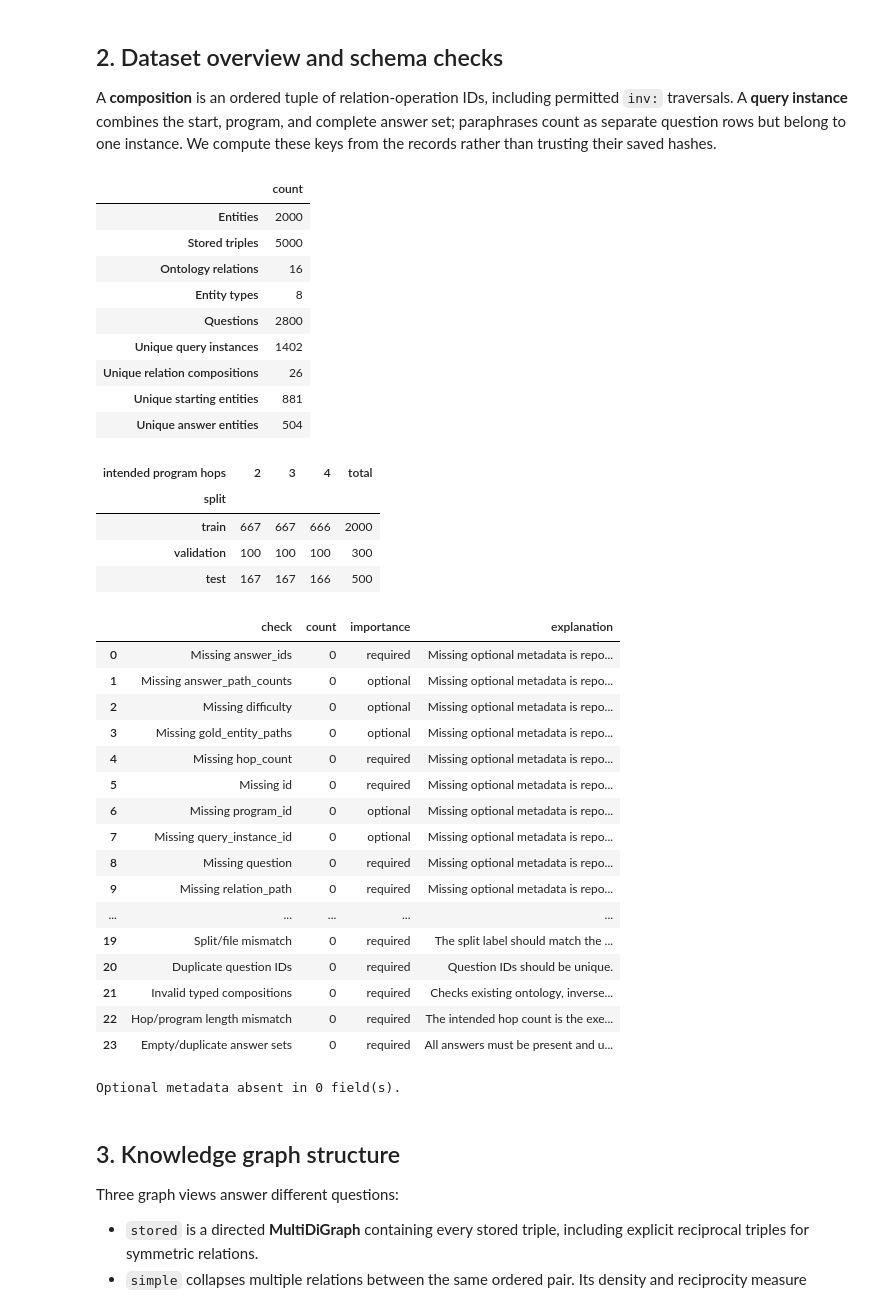
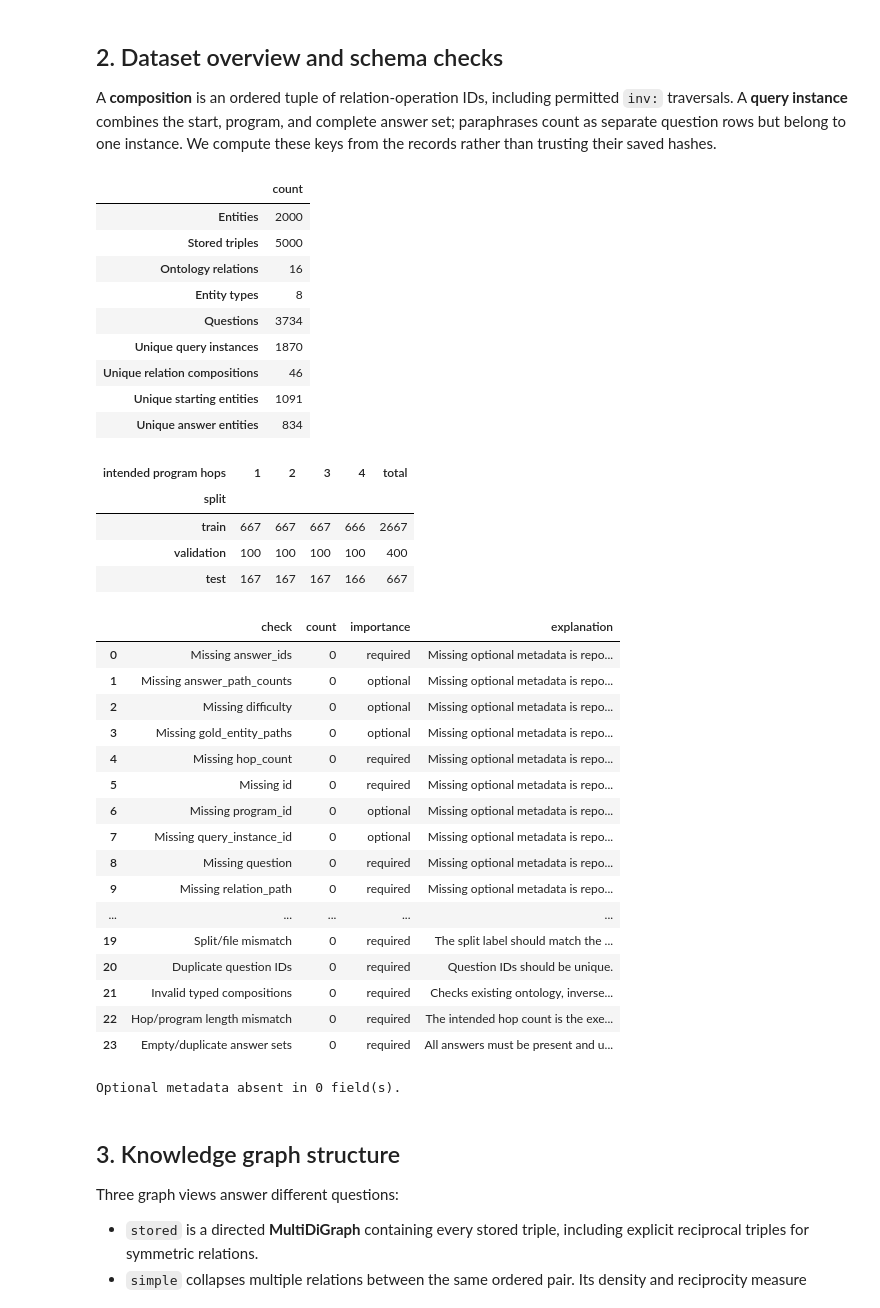
Before and after one commit to AlirezaAK2000/kg-navigation-rlvr, a Jupyter notebook: notebooks/01_dataset_eda.ipynb, the cells around one changed output. Saved outputs shown, nothing was run; the diff lists cells and outputs as text; code cells hidden in the pictures.

```diff
--- a/notebooks/01_dataset_eda.ipynb
+++ b/notebooks/01_dataset_eda.ipynb
@@ -148,37 +148,37 @@ A **composition** is an ordered tuple of relation-operation IDs, including permi
 # %%
 summary = pd.Series({
     "Entities": len(graph.entities), "Stored triples": len(graph.triples),
     "Ontology relations": len(graph.relations),
     "Entity types": len({e["type"] for e in graph.entities.values()}),
     "Questions": len(qa), "Unique query instances": qa.instance_key.nunique(),
     "Unique relation compositions": qa.composition.nunique(),
     "Unique starting entities": qa.start_entity.nunique(),
     "Unique answer entities": len({a for answers in qa.answer_ids for a in answers}),
 }, name="count").to_frame()
 display(summary)
-split_hops = pd.crosstab(qa.split, qa.hop_count).reindex(index=split_order, columns=[2, 3, 4], fill_value=0)
+split_hops = pd.crosstab(qa.split, qa.hop_count).reindex(index=split_order, columns=[1, 2, 3, 4], fill_value=0)
 display(split_hops.assign(total=split_hops.sum(axis=1)).rename_axis(columns="intended program hops"))
 schema = schema_audit(graph, records)
 display(schema)
 if schema.loc[schema.importance == "required", "count"].sum():
     display(Markdown("**Required schema/reference issues were found. Inspect the table before interpreting downstream results.**"))
 print("Optional metadata absent in", int((schema.query("importance == 'optional'")["count"] > 0).sum()), "field(s).")
 # %% [output]
 |  | count |
 | Entities | 2000 |
 | Stored triples | 5000 |
 | Ontology relations | 16 |
 | Entity types | 8 |
-| Questions | 2800 |
-| Unique query instances | 1402 |
-| Unique relation compositions | 26 |
-| Unique starting entities | 881 |
-| Unique answer entities | 504 |
+| Questions | 3734 |
+| Unique query instances | 1870 |
+| Unique relation compositions | 46 |
+| Unique starting entities | 1091 |
+| Unique answer entities | 834 |
-| intended program hops | 2 | 3 | 4 | total |
-| split |  |  |  |  |
-| train | 667 | 667 | 666 | 2000 |
-| validation | 100 | 100 | 100 | 300 |
-| test | 167 | 167 | 166 | 500 |
+| intended program hops | 1 | 2 | 3 | 4 | total |
+| split |  |  |  |  |  |
+| train | 667 | 667 | 667 | 666 | 2667 |
+| validation | 100 | 100 | 100 | 100 | 400 |
+| test | 167 | 167 | 167 | 166 | 667 |
 |  | check | count | importance | explanation |
 | 0 | Missing answer_ids | 0 | required | Missing optional metadata is repo... |
 | 1 | Missing answer_path_counts | 0 | optional | Missing optional metadata is repo... |
```
Also changed, not shown: parts of 17 cells of this notebook, 49 other files.
